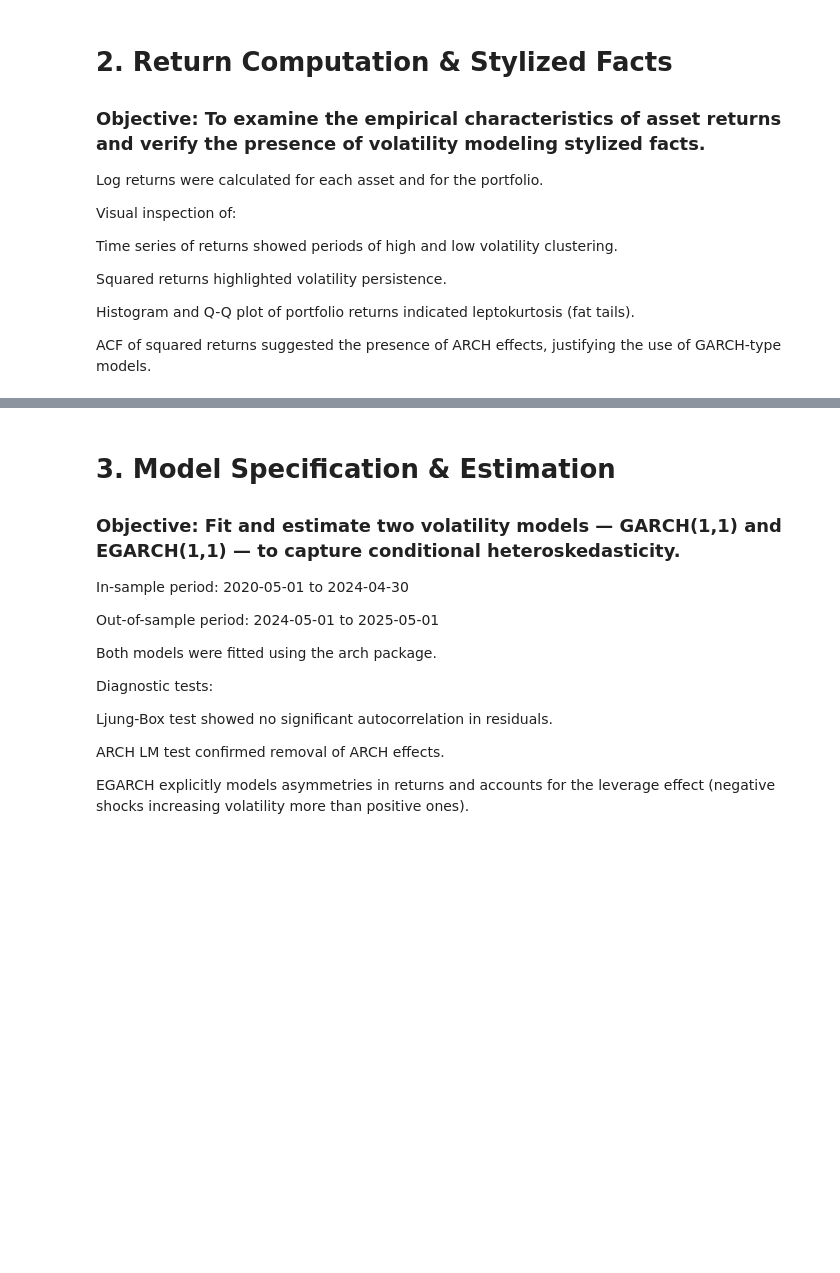
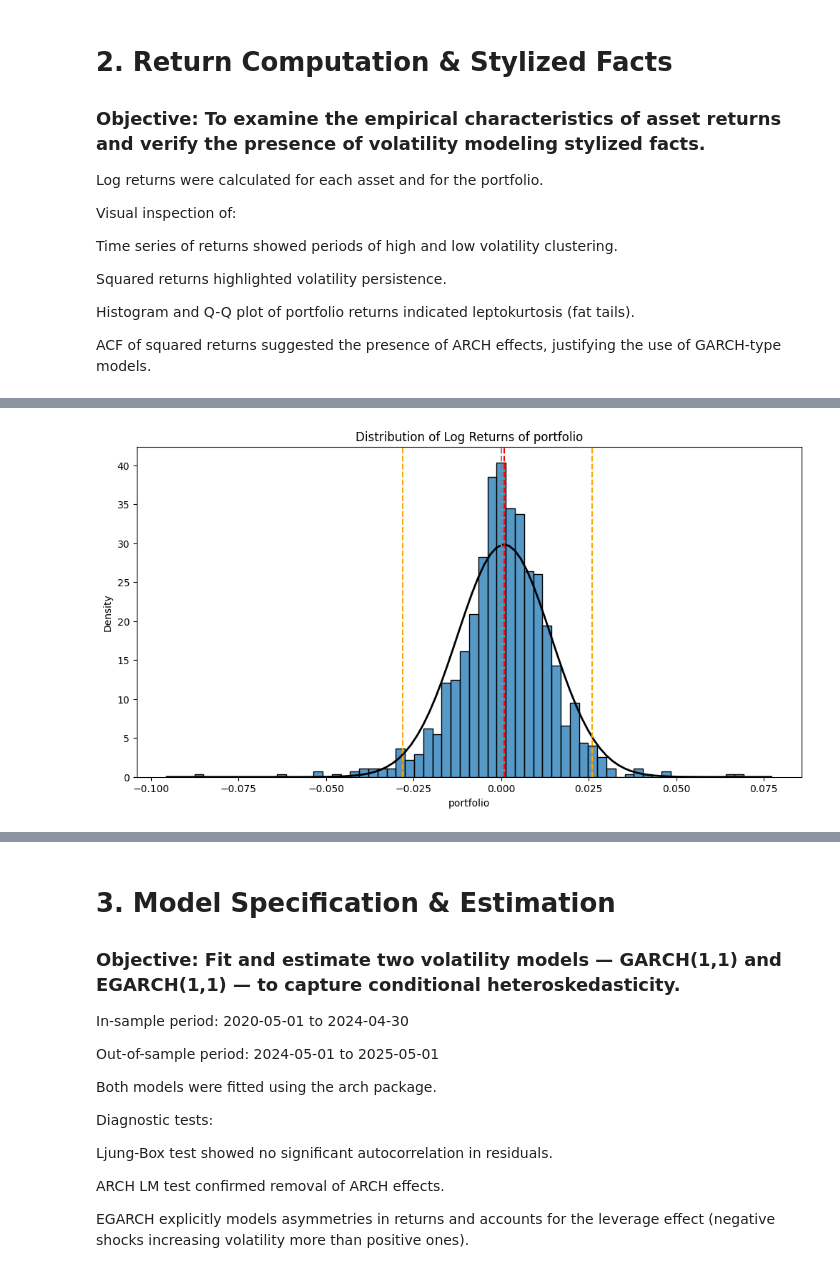
Before and after one commit to Shahahaha11/TSA_project, a Jupyter notebook: TSA_Project.ipynb, the cells around one changed output, grey strips where cells are left out. Saved outputs shown, nothing was run; the diff lists cells and outputs as text; code cells hidden in the pictures; blank space fills up the shorter version.

```diff
--- a/TSA_Project.ipynb
+++ b/TSA_Project.ipynb
@@ -165 +158,19 @@ plt.show()
+# %%
+# Histogram of log returns
+plt.figure(figsize=(12, 6))
+sns.histplot(train['portfolio'].dropna(), stat="density", bins = 60)
+# add normal distribution curve
+mu, std = train['portfolio'].mean(), train['portfolio'].std()
+xmin, xmax = plt.xlim()
+x = np.linspace(xmin, xmax, 100)
+p = stats.norm.pdf(x, mu, std)
+plt.plot(x, p, 'k', linewidth=2)
+plt.axvline(x=0, linestyle='--', color='gray')
+plt.axvline(x=train['portfolio'].mean(), linestyle='--', color='red')
+plt.axvline(x=train['portfolio'].quantile(0.025), linestyle='--', color='orange')
+plt.axvline(x=train['portfolio'].quantile(0.975), linestyle='--', color='orange')
+plt.title('Distribution of Log Returns of portfolio')
+plt.show()
+# %% [output]
+[figure, added]
 # %%
```
Also changed, not shown: parts of 55 cells of this notebook, 3 other files.
